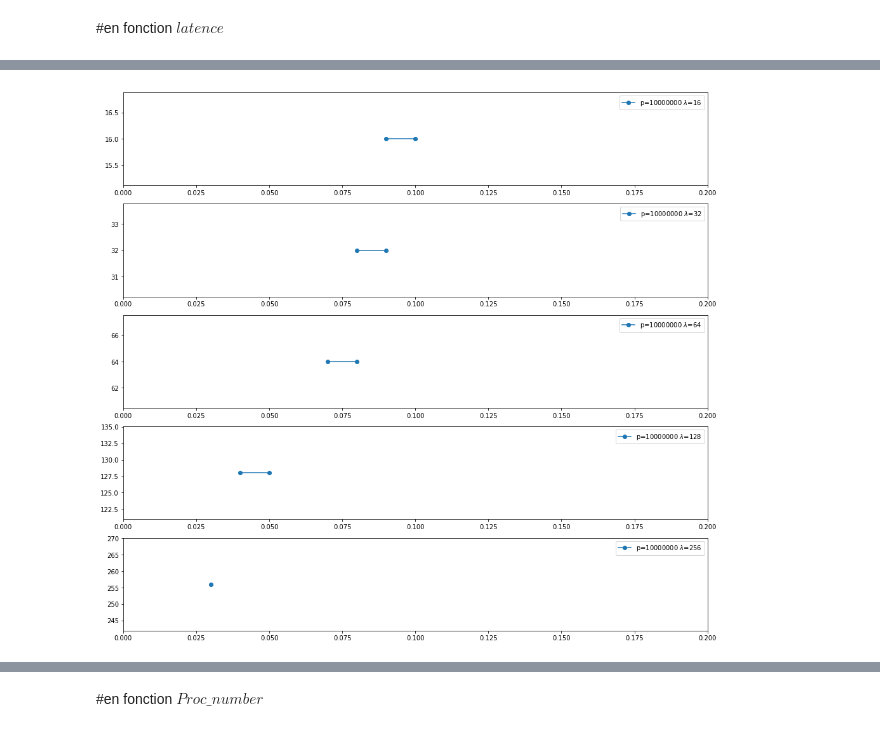
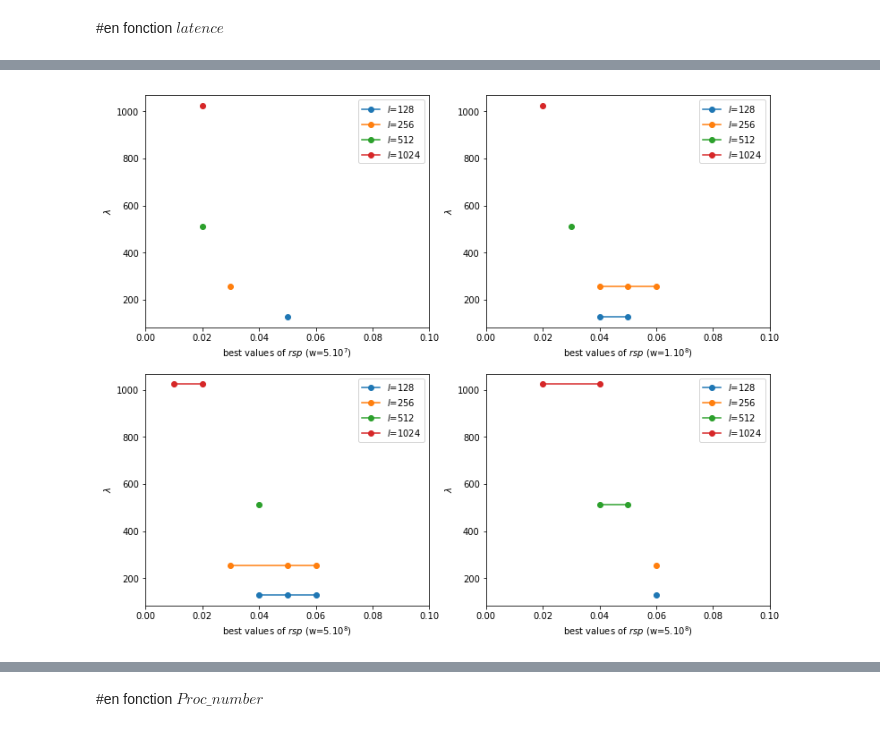
Before and after one commit to wagnerf42/ws-simulator, a Jupyter notebook: result/strategy/simulation_ipynb/simulation_thesis.ipynb, the cells around one changed output, grey strips where cells are left out. Drawn from its saved outputs; the diff is of its cells as text; code cells hidden in the pictures.

```diff
--- a/result/strategy/simulation_ipynb/simulation_thesis.ipynb
+++ b/result/strategy/simulation_ipynb/simulation_thesis.ipynb
@@ -592,0 +731,19 @@ plt.savefig('../../../../../Manuscrit/manuscrit/gfx/twoClusters/zoom_overhead_ac
+# %%
+fig = plt.figure()
+fig.set_size_inches(12.5, 6.5, forward=True)
+list_avrg, list_keys = boxdata(32, 100000000, 256, 0, 0.5)
+maxim = max(best_w[(32,1024)][100000000])
+#plt.subplot(111)
+
+plt.xlabel("remote steal probability (rsp)")
+plt.ylabel("overhead")
+
+plt.ylim(0, 10000)
+plt.xticks(rotation=90)
+w = [0.1]*len(list_keys)
+keys_positions = [x*100 for x in list_keys]
+plt.boxplot(list_avrg, positions=keys_positions, labels = list_keys)
+_, overhead, minimum = compute_overhead_for_latence(data, 256)
+plt.plot([x*100 for x in overhead.keys()], overhead.values(), "o--", label="latence = 256")
+
+plt.savefig('../../../../../Manuscrit/manuscrit/gfx/twoClusters/zoom_overhead_according_rsp_w100000000_32_256.pdf',bbox_inches='tight')
@@ -595,48 +790,47 @@ plt.savefig('../../../../../Manuscrit/manuscrit/gfx/twoClusters/zoom_overhead_ac
 # %%
+best_w, best_p, best_l = best_value_dict(directory, 100)
 fig = plt.figure()
-fig.set_size_inches(16.5, 28.5, forward=True)
-a = 911
+fig.set_size_inches(12.5, 10.5, forward=True)
+a = 221
 for k in best_l.keys():
-    if k[0] == 10000000 and k[1] ==32:
+    if k[0] == 10000000 and k[1] == 32:
         for i in best_l[k].keys():
+            plt.ylabel("$\lambda$")
+            plt.xlabel("best values of $rsp$ (w=$1.10^7$)")
             plt.subplot(a)
-            plt.xlim(0, 0.2)
-            a += 1
-            print(i, best_l[k][i])
-            plt.plot( best_l[k][i], [i for _ in range(len(best_l[k][i]))], "o-", label="p="+str(k[0])+" $\lambda$="+str(i))
-            plt.legend()
-"""
-    if k[0] == 50000000 and k[1] ==16:
-        for i in best_l[k].keys():
-            plt.subplot(a)
-            plt.xlim(0, 0.5)
-            a += 1
-            print(i, best_l[k][i])
-            plt.plot( best_l[k][i], [i for _ in range(len(best_l[k][i]))], "o-", label="p="+str(k[0])+" $\lambda$="+str(i))
+            plt.xlim(0, 0.1)
+            plt.plot( best_l[k][i], [i for _ in range(len(best_l[k][i]))], "o-", label="$l$="+str(i))
             plt.legend()
 
-    if k[0] == 100000000 and k[1] ==16:
-        plt.subplot(121)
-        plt.plot(best_l[k].keys(), best_l[k].values(), "o-", label="w="+str(k[0])+" p="+str(k[1]))
-    if k[0] == 500000000 and k[1] ==16:
-        plt.subplot(121)
-        plt.plot(best_l[k].keys(), best_l[k].values(), "o-", label="w="+str(k[0])+" p="+str(k[1]))
-        plt.legend()
-    if k[0] == 10000000 and k[1] == 32:
-        plt.subplot(122)
-        plt.plot(best_l[k].keys(), best_l[k].values(), "o-", label="w="+str(k[0])+" p="+str(k[1]))
-        plt.legend()
+a += 1
+for k in best_l.keys():
     if k[0] == 50000000 and k[1] == 32:
-        plt.subplot(122)
-        plt.plot(best_l[k].keys(), best_l[k].values(), "o-", label="w="+str(k[0])+" p="+str(k[1]))
-        plt.legend()
+        for i in best_l[k].keys():
+            plt.ylabel("$\lambda$")
+            plt.xlabel("best values of $rsp$ (w=$5.10^7$)")
+            plt.subplot(a)
+            plt.xlim(0, 0.1)
+            plt.plot( best_l[k][i], [i for _ in range(len(best_l[k][i]))], "o-", label="$l$="+str(i))
+            plt.legend()
+a += 1
+for k in best_l.keys():
     if k[0] == 100000000 and k[1] == 32:
-        plt.subplot(122)
-        plt.plot(best_l[k].keys(), best_l[k].values(), "o-", label="w="+str(k[0])+" p="+str(k[1]))
-        plt.legend()
+        for i in best_l[k].keys():
+            plt.ylabel("$\lambda$")
+            plt.xlabel("best values of $rsp$ (w=$1.10^8$)")
+            plt.subplot(a)
+            plt.xlim(0, 0.1)
+            plt.plot( best_l[k][i], [i for _ in range(len(best_l[k][i]))], "o-", label="$l$="+str(i))
+            plt.legend()
+a += 1
+for k in best_l.keys():
     if k[0] == 500000000 and k[1] == 32:
-        plt.subplot(122)
-        plt.plot(best_l[k].keys(), best_l[k].values(), "o-", label="w="+str(k[0])+" p="+str(k[1]))
-        plt.legend()
-"""
+        for i in best_l[k].keys():
+            plt.ylabel("$\lambda$")
+            plt.xlabel("best values of $rsp$ (w=$5.10^8$)")
+            plt.subplot(a)
+            plt.xlim(0, 0.1)
+            #a += 2
+            plt.plot( best_l[k][i], [i for _ in range(len(best_l[k][i]))], "o-", label="$l$="+str(i))
+            plt.legend()
 # %% [output]
@@ -649 +837 @@ for k in best_l.keys():
-[figure, old version]
+[figure, new version]
```
Also changed, not shown: parts of 26 cells of this notebook, 3 other files.
